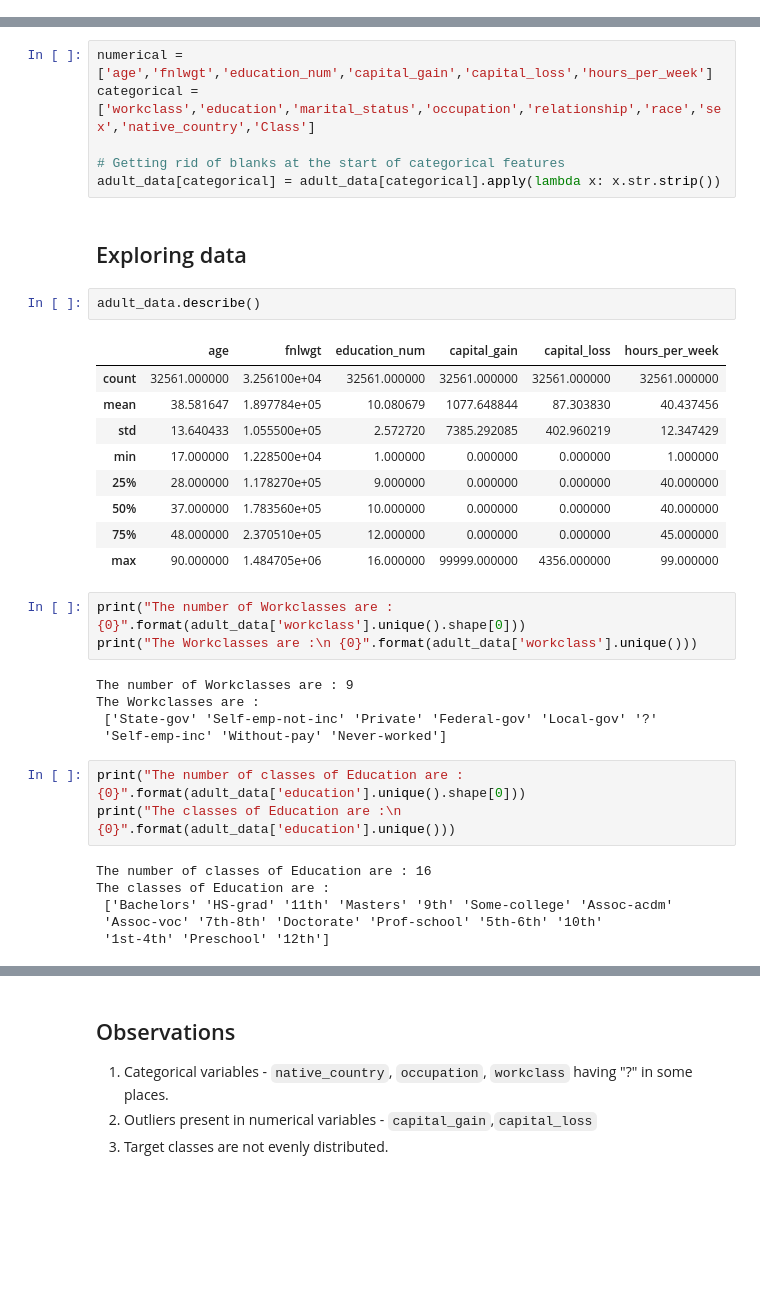
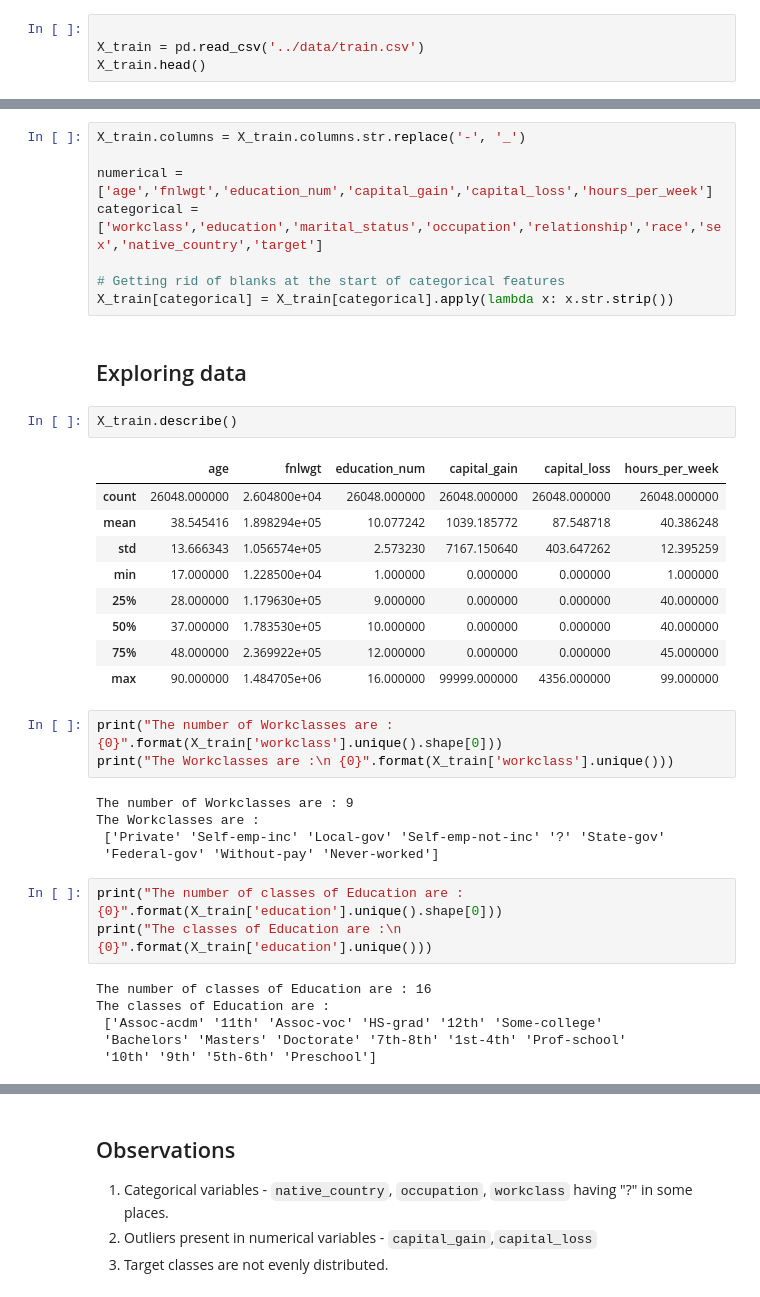
Before and after one commit to UBC-MDS/DSCI_522_group-307, a Jupyter notebook: eda/EDA_Adult_data.ipynb, the cells around one changed output, grey strips where cells are left out. Cells and saved outputs as stored; diff of their text form; blank space fills up the shorter version.

```diff
--- a/eda/EDA_Adult_data.ipynb
+++ b/eda/EDA_Adult_data.ipynb
@@ -18,0 +12,4 @@ adult_data.head()
+# %%
+
+X_train = pd.read_csv('../data/train.csv')
+X_train.head()
@@ -19,38 +23,40 @@ adult_data.head()
 # %%
+X_train.columns = X_train.columns.str.replace('-', '_')
+
 numerical = ['age','fnlwgt','education_num','capital_gain','capital_loss','hours_per_week']
-categorical = ['workclass','education','marital_status','occupation','relationship','race','sex','native_country','Class']
+categorical = ['workclass','education','marital_status','occupation','relationship','race','sex','native_country','target']
 
 # Getting rid of blanks at the start of categorical features
-adult_data[categorical] = adult_data[categorical].apply(lambda x: x.str.strip())
+X_train[categorical] = X_train[categorical].apply(lambda x: x.str.strip())
 # %% [markdown]
 ## Exploring data
 # %%
-adult_data.describe()
+X_train.describe()
 # %% [output]
 |  | age | fnlwgt | education_num | capital_gain | capital_loss | hours_per_week |
-| count | 32561.000000 | 3.256100e+04 | 32561.000000 | 32561.000000 | 32561.000000 | 32561.000000 |
-| mean | 38.581647 | 1.897784e+05 | 10.080679 | 1077.648844 | 87.303830 | 40.437456 |
-| std | 13.640433 | 1.055500e+05 | 2.572720 | 7385.292085 | 402.960219 | 12.347429 |
+| count | 26048.000000 | 2.604800e+04 | 26048.000000 | 26048.000000 | 26048.000000 | 26048.000000 |
+| mean | 38.545416 | 1.898294e+05 | 10.077242 | 1039.185772 | 87.548718 | 40.386248 |
+| std | 13.666343 | 1.056574e+05 | 2.573230 | 7167.150640 | 403.647262 | 12.395259 |
 | min | 17.000000 | 1.228500e+04 | 1.000000 | 0.000000 | 0.000000 | 1.000000 |
-| 25% | 28.000000 | 1.178270e+05 | 9.000000 | 0.000000 | 0.000000 | 40.000000 |
-| 50% | 37.000000 | 1.783560e+05 | 10.000000 | 0.000000 | 0.000000 | 40.000000 |
-| 75% | 48.000000 | 2.370510e+05 | 12.000000 | 0.000000 | 0.000000 | 45.000000 |
+| 25% | 28.000000 | 1.179630e+05 | 9.000000 | 0.000000 | 0.000000 | 40.000000 |
+| 50% | 37.000000 | 1.783530e+05 | 10.000000 | 0.000000 | 0.000000 | 40.000000 |
+| 75% | 48.000000 | 2.369922e+05 | 12.000000 | 0.000000 | 0.000000 | 45.000000 |
 | max | 90.000000 | 1.484705e+06 | 16.000000 | 99999.000000 | 4356.000000 | 99.000000 |
 # %%
-print("The number of Workclasses are : {0}".format(adult_data['workclass'].unique().shape[0]))
-print("The Workclasses are :\n {0}".format(adult_data['workclass'].unique()))
+print("The number of Workclasses are : {0}".format(X_train['workclass'].unique().shape[0]))
+print("The Workclasses are :\n {0}".format(X_train['workclass'].unique()))
 # %% [output]
 The number of Workclasses are : 9
 The Workclasses are :
- ['State-gov' 'Self-emp-not-inc' 'Private' 'Federal-gov' 'Local-gov' '?'
- 'Self-emp-inc' 'Without-pay' 'Never-worked']
+ ['Private' 'Self-emp-inc' 'Local-gov' 'Self-emp-not-inc' '?' 'State-gov'
+ 'Federal-gov' 'Without-pay' 'Never-worked']
 # %%
-print("The number of classes of Education are : {0}".format(adult_data['education'].unique().shape[0]))
-print("The classes of Education are :\n {0}".format(adult_data['education'].unique()))
+print("The number of classes of Education are : {0}".format(X_train['education'].unique().shape[0]))
+print("The classes of Education are :\n {0}".format(X_train['education'].unique()))
 # %% [output]
 The number of classes of Education are : 16
 The classes of Education are :
- ['Bachelors' 'HS-grad' '11th' 'Masters' '9th' 'Some-college' 'Assoc-acdm'
- 'Assoc-voc' '7th-8th' 'Doctorate' 'Prof-school' '5th-6th' '10th'
- '1st-4th' 'Preschool' '12th']
+ ['Assoc-acdm' '11th' 'Assoc-voc' 'HS-grad' '12th' 'Some-college'
+ 'Bachelors' 'Masters' 'Doctorate' '7th-8th' '1st-4th' 'Prof-school'
+ '10th' '9th' '5th-6th' 'Preschool']
 # %%
```
Also changed, not shown: parts of 21 cells of this notebook, 8 other files.
